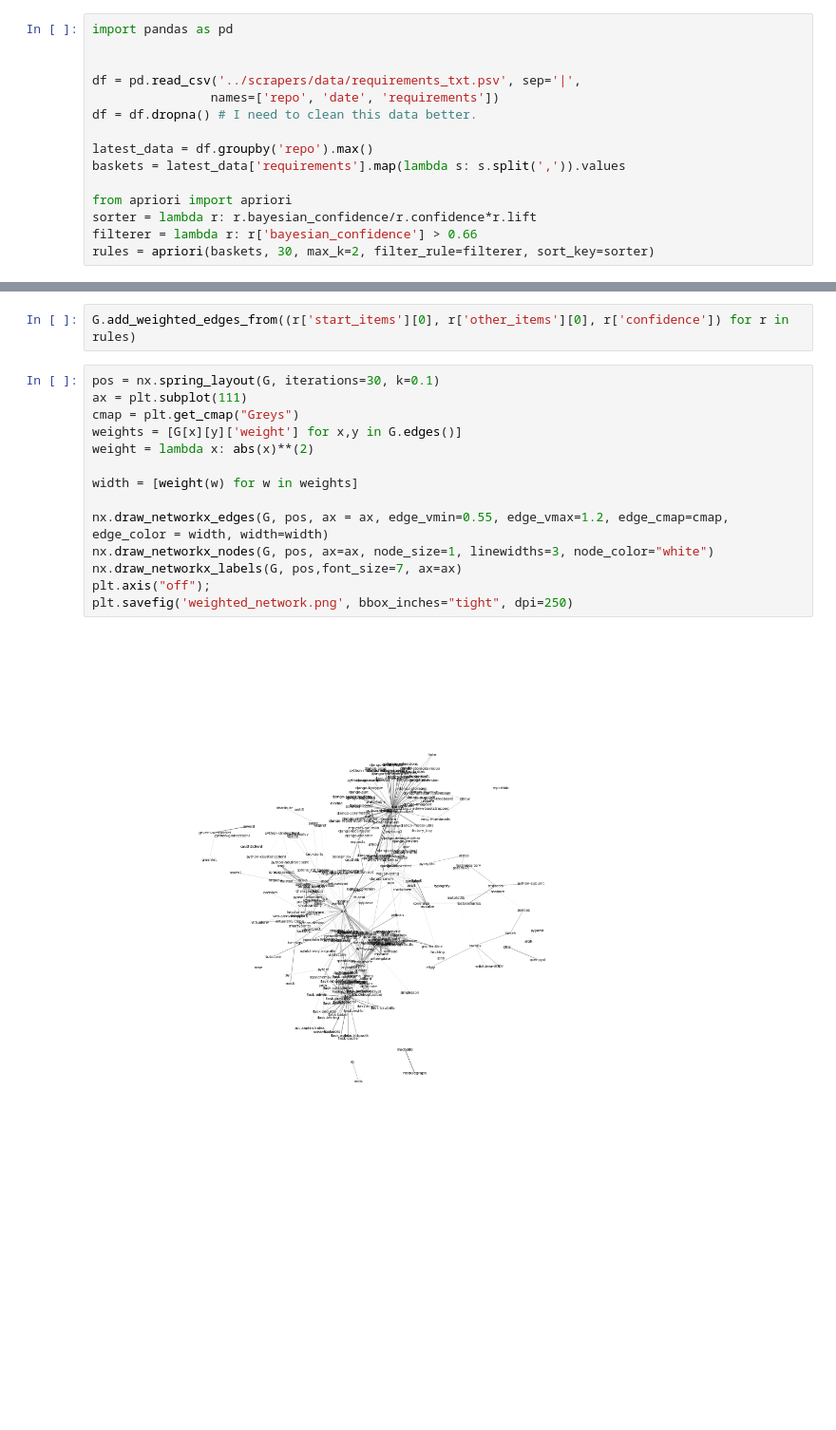
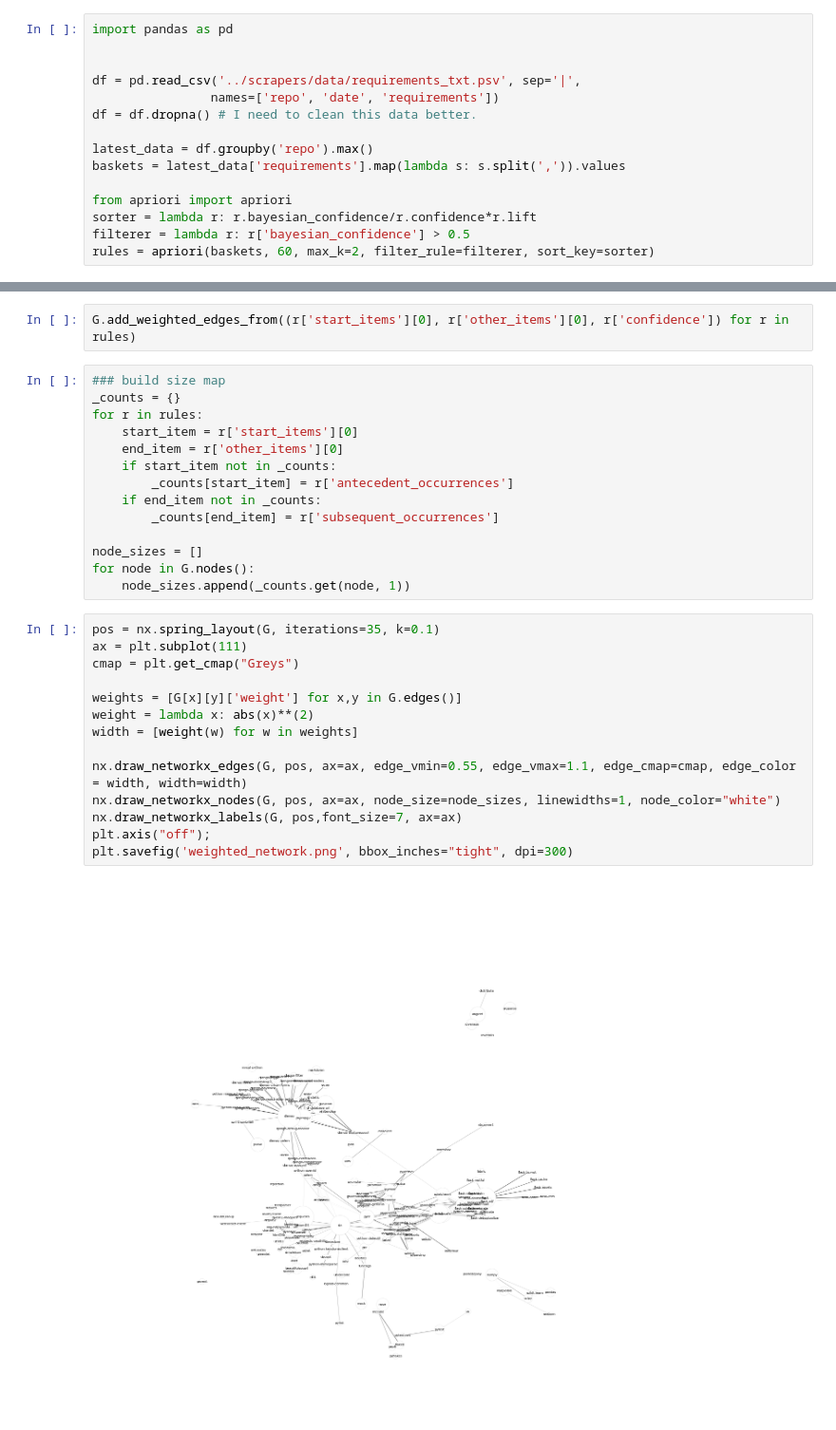
Before and after one commit to CamDavidsonPilon/PyconCanada2015, a Jupyter notebook: analysis/Plotting association rules between libraries.ipynb, the cells around one changed output, grey strips where cells are left out. Shown at 95% size. Drawn from its saved outputs; the diff is of its cells as text; blank space fills up the shorter version.

Commit message:
updating weighted network

```diff
--- a/analysis/Plotting association rules between libraries.ipynb
+++ b/analysis/Plotting association rules between libraries.ipynb
@@ -11,8 +11,8 @@ baskets = latest_data['requirements'].map(lambda s: s.split(',')).values
 
 from apriori import apriori
 sorter = lambda r: r.bayesian_confidence/r.confidence*r.lift
-filterer = lambda r: r['bayesian_confidence'] > 0.66
-rules = apriori(baskets, 30, max_k=2, filter_rule=filterer, sort_key=sorter)
+filterer = lambda r: r['bayesian_confidence'] > 0.5
+rules = apriori(baskets, 60, max_k=2, filter_rule=filterer, sort_key=sorter)
 # %%
 len(rules)
 # %% [output]
@@ -27,19 +27,33 @@ import networkx as nx
 G = nx.Graph()
 # %%
 G.add_weighted_edges_from((r['start_items'][0], r['other_items'][0], r['confidence']) for r in rules)
+# %%
+### build size map
+_counts = {}
+for r in rules:
+    start_item = r['start_items'][0]
+    end_item = r['other_items'][0]
+    if start_item not in _counts:
+        _counts[start_item] = r['antecedent_occurrences']
+    if end_item not in _counts:
+        _counts[end_item] = r['subsequent_occurrences']
+
+node_sizes = []
+for node in G.nodes():
+    node_sizes.append(_counts.get(node, 1))
 # %%
-pos = nx.spring_layout(G, iterations=30, k=0.1)
+pos = nx.spring_layout(G, iterations=35, k=0.1)
 ax = plt.subplot(111)
 cmap = plt.get_cmap("Greys")
+
 weights = [G[x][y]['weight'] for x,y in G.edges()]
 weight = lambda x: abs(x)**(2)
-
 width = [weight(w) for w in weights]
 
-nx.draw_networkx_edges(G, pos, ax = ax, edge_vmin=0.55, edge_vmax=1.2, edge_cmap=cmap, edge_color = width, width=width)
-nx.draw_networkx_nodes(G, pos, ax=ax, node_size=1, linewidths=3, node_color="white")
+nx.draw_networkx_edges(G, pos, ax=ax, edge_vmin=0.55, edge_vmax=1.1, edge_cmap=cmap, edge_color = width, width=width)
+nx.draw_networkx_nodes(G, pos, ax=ax, node_size=node_sizes, linewidths=1, node_color="white")
 nx.draw_networkx_labels(G, pos,font_size=7, ax=ax)
 plt.axis("off");
-plt.savefig('weighted_network.png', bbox_inches="tight", dpi=250)
+plt.savefig('weighted_network.png', bbox_inches="tight", dpi=300)
 # %% [output]
-[figure, old version]
+[figure, new version]
```
Also changed, not shown: parts of 2 cells of this notebook, 3 other files.
